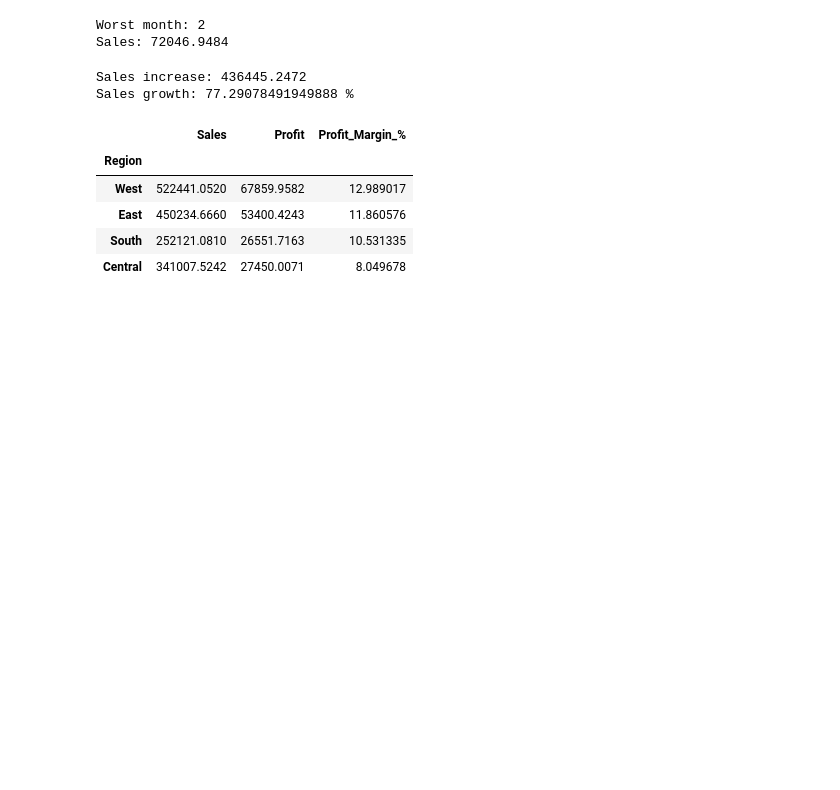
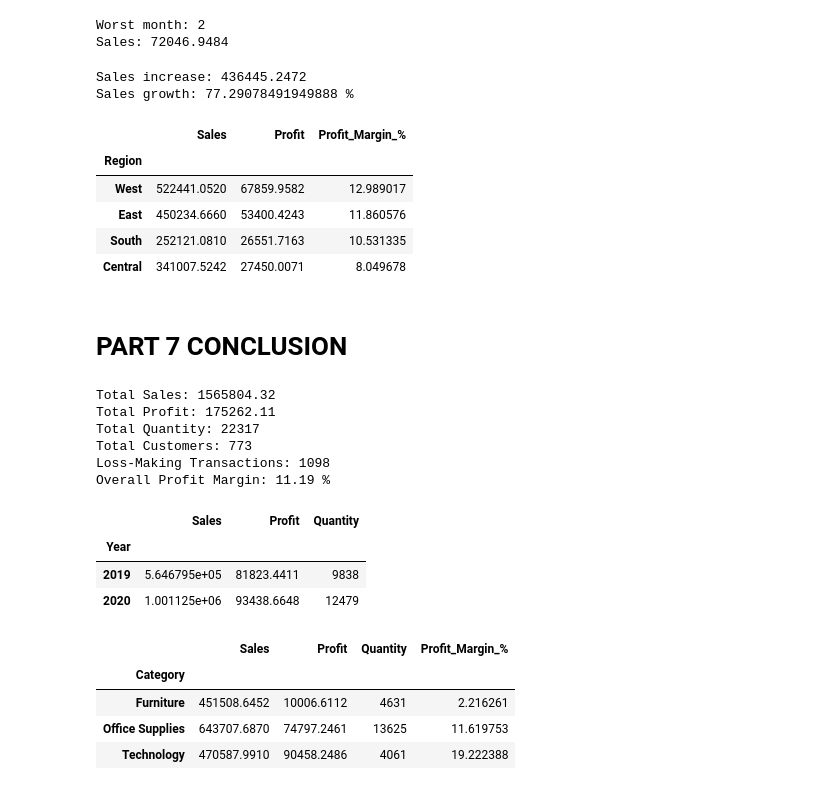
Before and after one commit to CodeByOmi/DataScienceRoadmap, a Jupyter notebook: PROJECTS/01_RETAIL_SALES_ANALYSIS/NOTEBOOKS/retail_sales_analysis.ipynb, the cells around one changed output. Saved outputs shown, nothing was run; the diff lists cells and outputs as text; code cells hidden in the pictures; blank space fills up the shorter version.

```diff
--- a/PROJECTS/01_RETAIL_SALES_ANALYSIS/NOTEBOOKS/retail_sales_analysis.ipynb
+++ b/PROJECTS/01_RETAIL_SALES_ANALYSIS/NOTEBOOKS/retail_sales_analysis.ipynb
@@ -954,3 +960,53 @@ best_region_margin
 | East | 450234.6660 | 53400.4243 | 11.860576 |
 | South | 252121.0810 | 26551.7163 | 10.531335 |
 | Central | 341007.5242 | 27450.0071 | 8.049678 |
+# %% [markdown]
+# PART 7 CONCLUSION
+# %%
+print("Total Sales:", round(df["Sales"].sum(), 2))
+print("Total Profit:", round(df["Profit"].sum(), 2))
+print("Total Quantity:", df["Quantity"].sum())
+print("Total Customers:", df["Customer Name"].nunique())
+print("Loss-Making Transactions:", (df["Profit"] < 0).sum())
+print("Overall Profit Margin:", round(
+    df["Profit"].sum() / df["Sales"].sum() * 100, 2
+), "%")
+# %% [output]
+Total Sales: 1565804.32
+Total Profit: 175262.11
+Total Quantity: 22317
+Total Customers: 773
+Loss-Making Transactions: 1098
+Overall Profit Margin: 11.19 %
+# %%
+yearly_summary = df.groupby("Year").agg(
+    Sales=("Sales", "sum"),
+    Profit=("Profit", "sum"),
+    Quantity=("Quantity", "sum")
+)
+
+yearly_summary
+# %% [output]
+|  | Sales | Profit | Quantity |
+| Year |  |  |  |
+| 2019 | 5.646795e+05 | 81823.4411 | 9838 |
+| 2020 | 1.001125e+06 | 93438.6648 | 12479 |
+# %%
+final_category_summary = df.groupby("Category").agg(
+    Sales=("Sales", "sum"),
+    Profit=("Profit", "sum"),
+    Quantity=("Quantity", "sum")
+)
+
+final_category_summary["Profit_Margin_%"] = (
+    final_category_summary["Profit"]
+    / final_category_summary["Sales"] * 100
+)
+
+final_category_summary
+# %% [output]
+|  | Sales | Profit | Quantity | Profit_Margin_% |
+| Category |  |  |  |  |
+| Furniture | 451508.6452 | 10006.6112 | 4631 | 2.216261 |
+| Office Supplies | 643707.6870 | 74797.2461 | 13625 | 11.619753 |
+| Technology | 470587.9910 | 90458.2486 | 4061 | 19.222388 |
```
Also changed, not shown: parts of 4 cells of this notebook, 2 other files.
